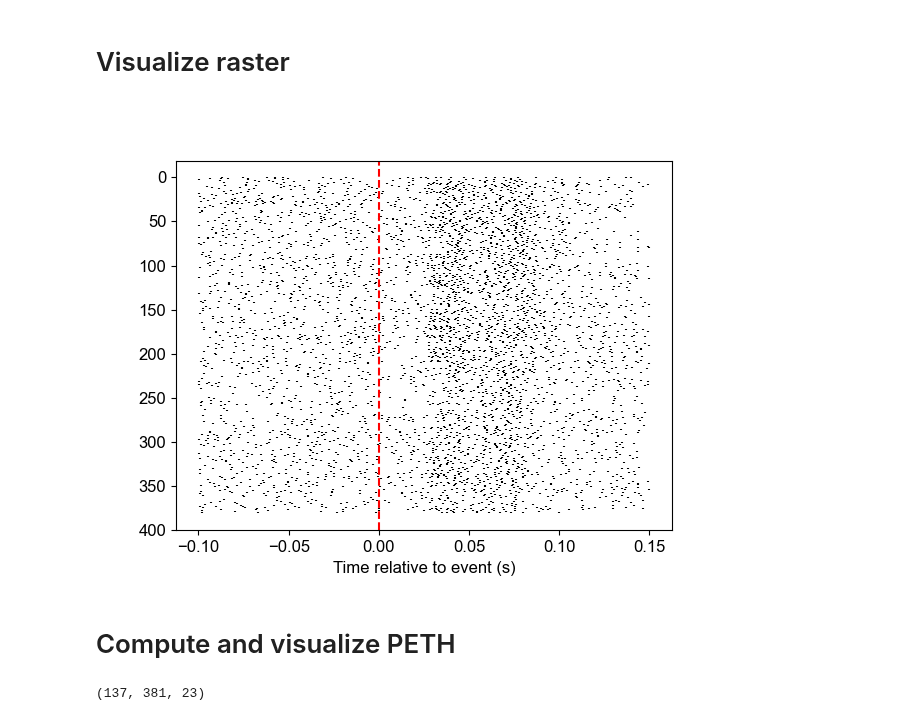
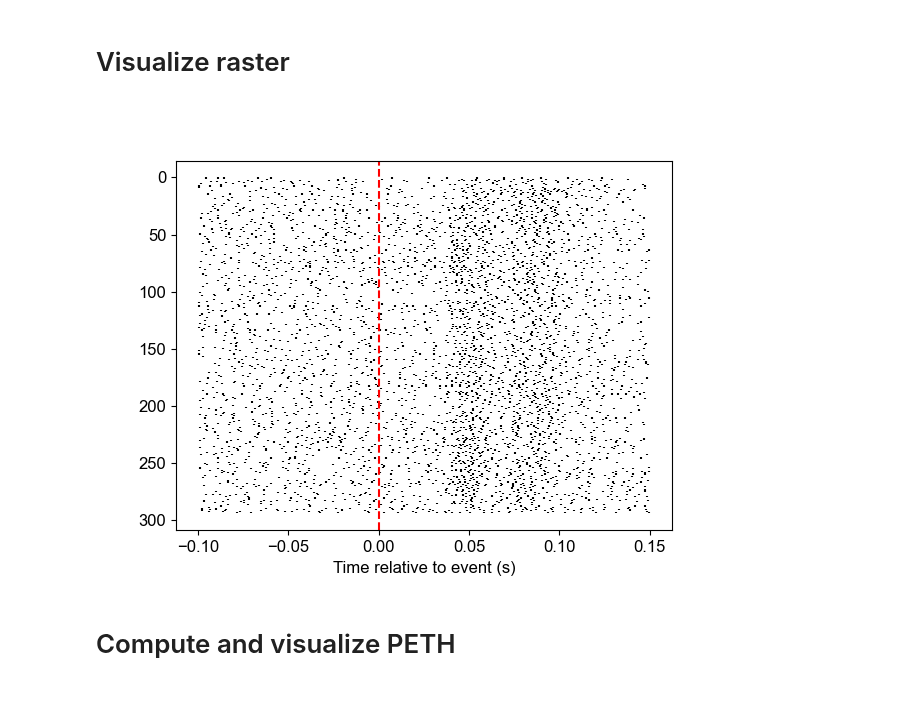
Before and after one commit to rojasgabriel/ephys, a Jupyter notebook: notebooks/tutorial_peth.ipynb, the cells around one changed output. Saved outputs shown, nothing was run; the diff lists cells and outputs as text; code cells hidden in the pictures.

Commit message:
Add comparison with bpod times

```diff
--- a/notebooks/tutorial_peth.ipynb
+++ b/notebooks/tutorial_peth.ipynb
@@ -27,7 +30,7 @@ plt.rcParams["figure.dpi"] = 100
 # %%
 # %% Load data
 animal = "GRB006"  # example animal
-session = "20240723_142451"  # example session
+session = "20240821_121447"  # example session
 
 data_dir = "/Users/gabriel/data"
 trial_ts = pd.read_pickle(
@@ -60,37 +63,21 @@ kern = alpha_function(
 )  # this kernel is for smoothing PETHs later
 # %% [markdown]
 # Visualize raster
+# %%
+bpod = pd.read_pickle("/Users/gabriel/Downloads/20240821_121447_bpod_ts.pkl")
 # %%
 fig, ax = plt.subplots(1)
 plot_event_aligned_raster(
-    event_times=first_stim,
-    spike_times=spike_times_per_unit[73],
+    event_times=np.hstack(bpod.stim_ts.apply(lambda x: x[0])),
+    spike_times=spike_times_per_unit[77],
     pre_seconds=pre_seconds,
     post_seconds=post_seconds,
     ax=ax,
 )
 
 ymin, ymax = ax.get_ylim()
 ax.vlines(x=0, ymin=ymin, ymax=ymax, colors="r", linestyles="--");
 # %% [output]
-[figure, old version]
+[figure, new version]
 # %% [markdown]
 # Compute and visualize PETH
-# %%
-peth, timebin_edges, event_index = population_peth(
-    all_spike_times=spike_times_per_unit,
-    alignment_times=first_stim,
-    pre_seconds=pre_seconds,
-    post_seconds=post_seconds,
-    binwidth_ms=binwidth_ms,
-    kernel=kern,
-    pad=0,
-)
-
-n_units, n_trials, n_timepoints = peth.shape
-print(peth.shape)
-
-mean_peth = np.mean(peth, axis=1)  # average across trials
-sem_peth = sem(peth, axis=1)  # calculate the SEM across trials
-# %% [output]
-(137, 381, 23)
```
Also changed, not shown: parts of 3 cells of this notebook.
